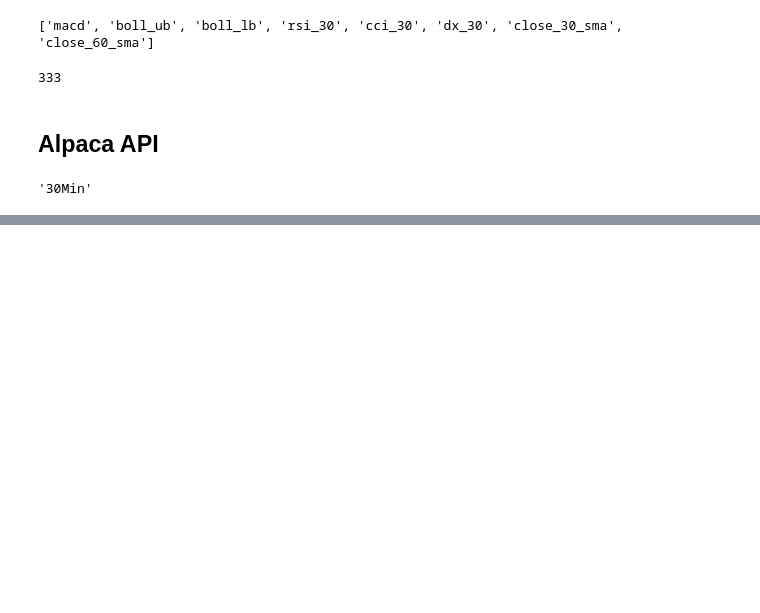
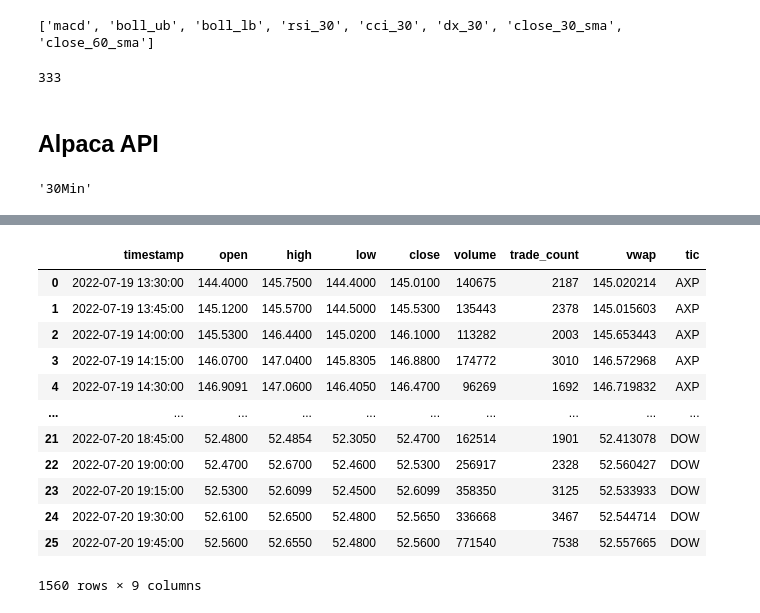
Before and after one commit to iandd0824/FinRL, a Jupyter notebook: epocha/Dataloader.ipynb, the cells around one changed output, grey strips where cells are left out. Drawn from its saved outputs; the diff is of its cells as text; code cells hidden in the pictures; blank space fills up the shorter version.

```diff
--- a/epocha/Dataloader.ipynb
+++ b/epocha/Dataloader.ipynb
@@ -89,0 +114,7 @@ start_time
+# %%
+data = DP.download_data(start_date = '2022-07-19',
+                        end_date = '2022-07-20',
+                        ticker_list = ticker_list,
+                        time_interval= candle_time_interval)
+data
+# %% [output]
@@ -89,0 +123,13 @@ start_time
+|  | timestamp | open | high | low | close | volume | trade_count | vwap | tic |
+| 0 | 2022-07-19 13:30:00 | 144.4000 | 145.7500 | 144.4000 | 145.0100 | 140675 | 2187 | 145.020214 | AXP |
+| 1 | 2022-07-19 13:45:00 | 145.1200 | 145.5700 | 144.5000 | 145.5300 | 135443 | 2378 | 145.015603 | AXP |
+| 2 | 2022-07-19 14:00:00 | 145.5300 | 146.4400 | 145.0200 | 146.1000 | 113282 | 2003 | 145.653443 | AXP |
+| 3 | 2022-07-19 14:15:00 | 146.0700 | 147.0400 | 145.8305 | 146.8800 | 174772 | 3010 | 146.572968 | AXP |
+| 4 | 2022-07-19 14:30:00 | 146.9091 | 147.0600 | 146.4050 | 146.4700 | 96269 | 1692 | 146.719832 | AXP |
+| ... | ... | ... | ... | ... | ... | ... | ... | ... | ... |
+| 21 | 2022-07-20 18:45:00 | 52.4800 | 52.4854 | 52.3050 | 52.4700 | 162514 | 1901 | 52.413078 | DOW |
+| 22 | 2022-07-20 19:00:00 | 52.4700 | 52.6700 | 52.4600 | 52.5300 | 256917 | 2328 | 52.560427 | DOW |
+| 23 | 2022-07-20 19:15:00 | 52.5300 | 52.6099 | 52.4500 | 52.6099 | 358350 | 3125 | 52.533933 | DOW |
+| 24 | 2022-07-20 19:30:00 | 52.6100 | 52.6500 | 52.4800 | 52.5650 | 336668 | 3467 | 52.544714 | DOW |
+| 25 | 2022-07-20 19:45:00 | 52.5600 | 52.6550 | 52.4800 | 52.5600 | 771540 | 7538 | 52.557665 | DOW |
+1560 rows × 9 columns
```
Also changed, not shown: parts of 17 cells of this notebook, 9 other files.
